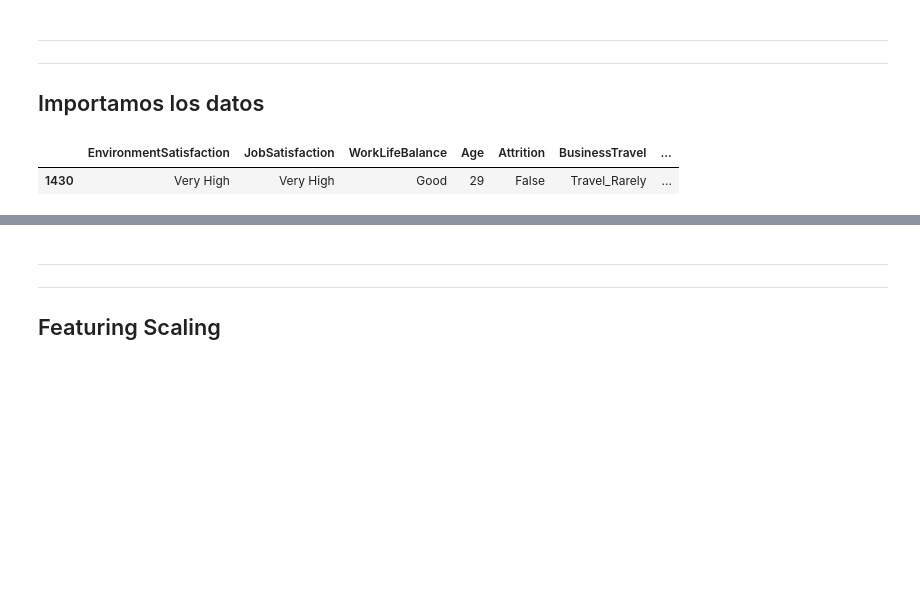
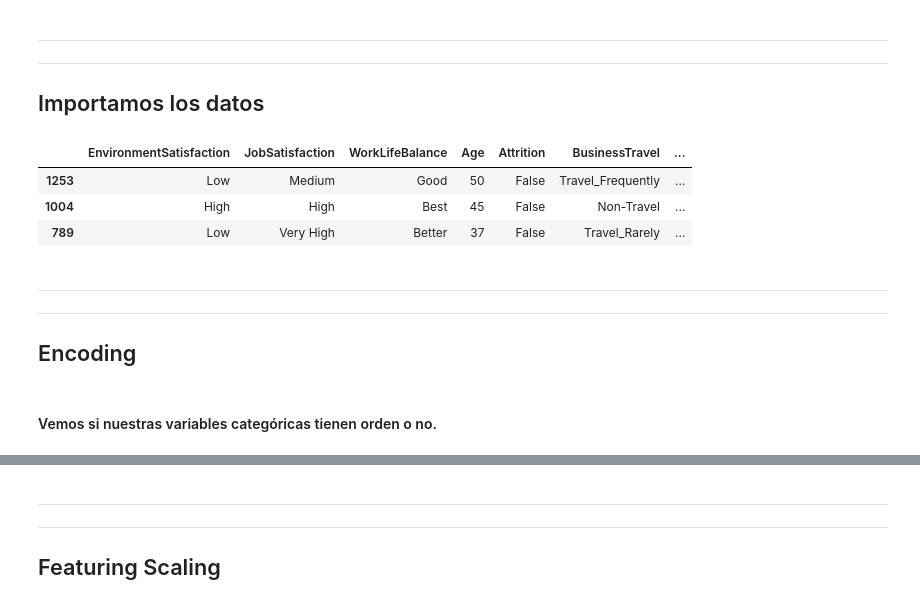
Before and after one commit to joseluisalmendral/Proyecto8_Clasificacion, a Jupyter notebook: notebooks/iteracion1/3_escalado_y_encoding.ipynb, the cells around one changed output, grey strips where cells are left out. Cells and saved outputs as stored; diff of their text form; code cells hidden in the pictures; blank space fills up the shorter version.

```diff
--- a/notebooks/iteracion1/3_escalado_y_encoding.ipynb
+++ b/notebooks/iteracion1/3_escalado_y_encoding.ipynb
@@ -16,7 +16,15 @@ The autoreload extension is already loaded. To reload it, use:
 ## Importamos los datos
 # %%
 df = pd.read_pickle('../../datos/tratados/nonuls_nooutliers_df_employee_data.pkl').reset_index(drop=True)
-df.sample()
+df.sample(3)
 # %% [output]
 |  | EnvironmentSatisfaction | JobSatisfaction | WorkLifeBalance | Age | Attrition | BusinessTravel | ... |
-| 1430 | Very High | Very High | Good | 29 | False | Travel_Rarely | ... |
+| 1253 | Low | Medium | Good | 50 | False | Travel_Frequently | ... |
+| 1004 | High | High | Best | 45 | False | Non-Travel | ... |
+| 789 | Low | Very High | Better | 37 | False | Travel_Rarely | ... |
+# %% [markdown]
+---
+---
+## Encoding
+# %% [markdown]
+#### Vemos si nuestras variables categóricas tienen orden o no.
```
Also changed, not shown: parts of 17 cells of this notebook, 8 other files.
